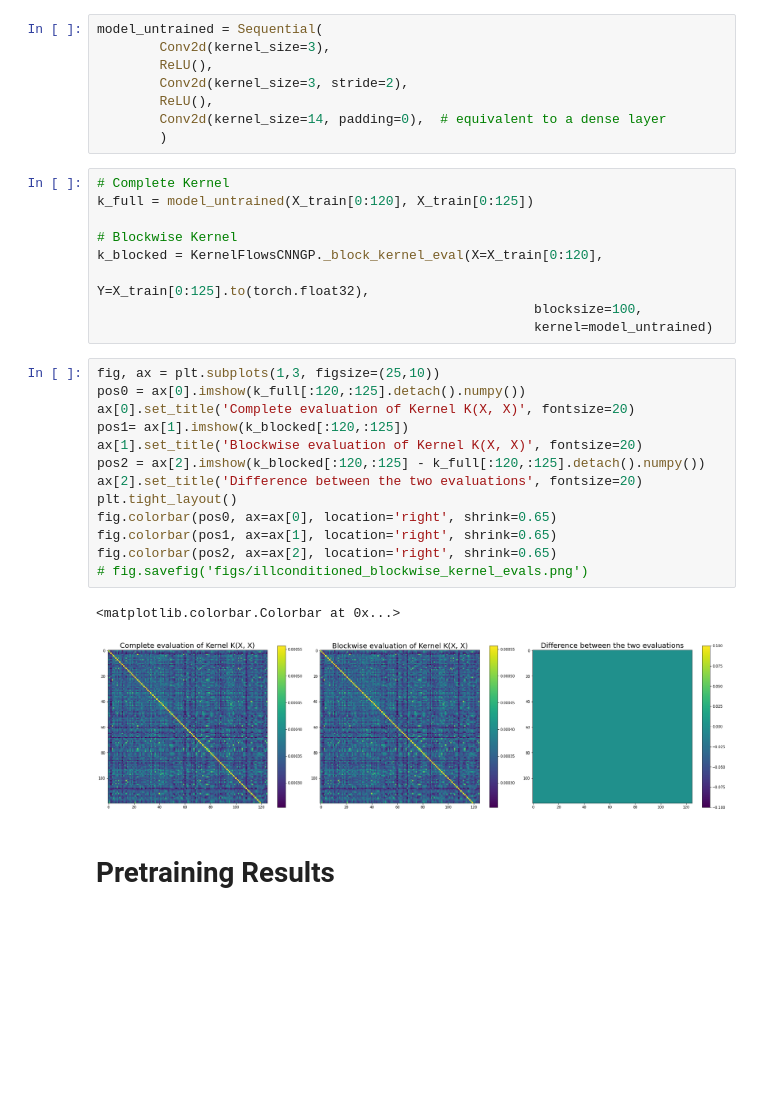
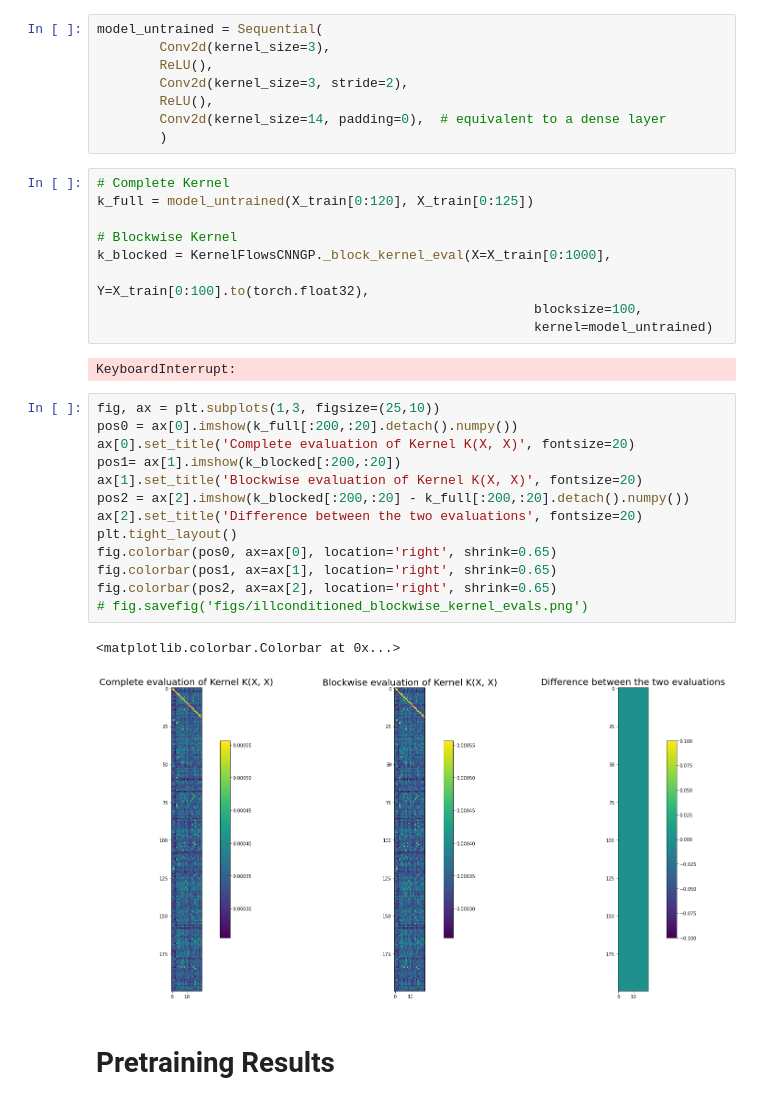
Before and after one commit to waleedbinkhalid74/cnn-gp, a Jupyter notebook: CNN_GP_Memory.ipynb, the cells around one changed output. Drawn from its saved outputs; the diff is of its cells as text; blank space fills up the shorter version.

Commit message:
Fixed minor bugs in blockwise kernel evaluation in kernel_regression method

```diff
--- a/CNN_GP_Memory.ipynb
+++ b/CNN_GP_Memory.ipynb
@@ -69,26 +69,28 @@ model_untrained = Sequential(
 k_full = model_untrained(X_train[0:120], X_train[0:125])
 
 # Blockwise Kernel
-k_blocked = KernelFlowsCNNGP._block_kernel_eval(X=X_train[0:120],
-                                                        Y=X_train[0:125].to(torch.float32),
+k_blocked = KernelFlowsCNNGP._block_kernel_eval(X=X_train[0:1000],
+                                                        Y=X_train[0:100].to(torch.float32),
                                                         blocksize=100,
                                                         kernel=model_untrained)
+# %% [output]
+KeyboardInterrupt:
 # %%
 fig, ax = plt.subplots(1,3, figsize=(25,10))
-pos0 = ax[0].imshow(k_full[:120,:125].detach().numpy())
+pos0 = ax[0].imshow(k_full[:200,:20].detach().numpy())
 ax[0].set_title('Complete evaluation of Kernel K(X, X)', fontsize=20)
-pos1= ax[1].imshow(k_blocked[:120,:125])
+pos1= ax[1].imshow(k_blocked[:200,:20])
 ax[1].set_title('Blockwise evaluation of Kernel K(X, X)', fontsize=20)
-pos2 = ax[2].imshow(k_blocked[:120,:125] - k_full[:120,:125].detach().numpy())
+pos2 = ax[2].imshow(k_blocked[:200,:20] - k_full[:200,:20].detach().numpy())
 ax[2].set_title('Difference between the two evaluations', fontsize=20)
 plt.tight_layout()
 fig.colorbar(pos0, ax=ax[0], location='right', shrink=0.65)
 fig.colorbar(pos1, ax=ax[1], location='right', shrink=0.65)
 fig.colorbar(pos2, ax=ax[2], location='right', shrink=0.65)
 # fig.savefig('figs/illconditioned_blockwise_kernel_evals.png')
 # %% [output]
 <matplotlib.colorbar.Colorbar at 0x...>
-[figure, old version]
+[figure, new version]
 # %% [markdown]
 # Pretraining Results
 # %%
```
Also changed, not shown: 4 other files.
